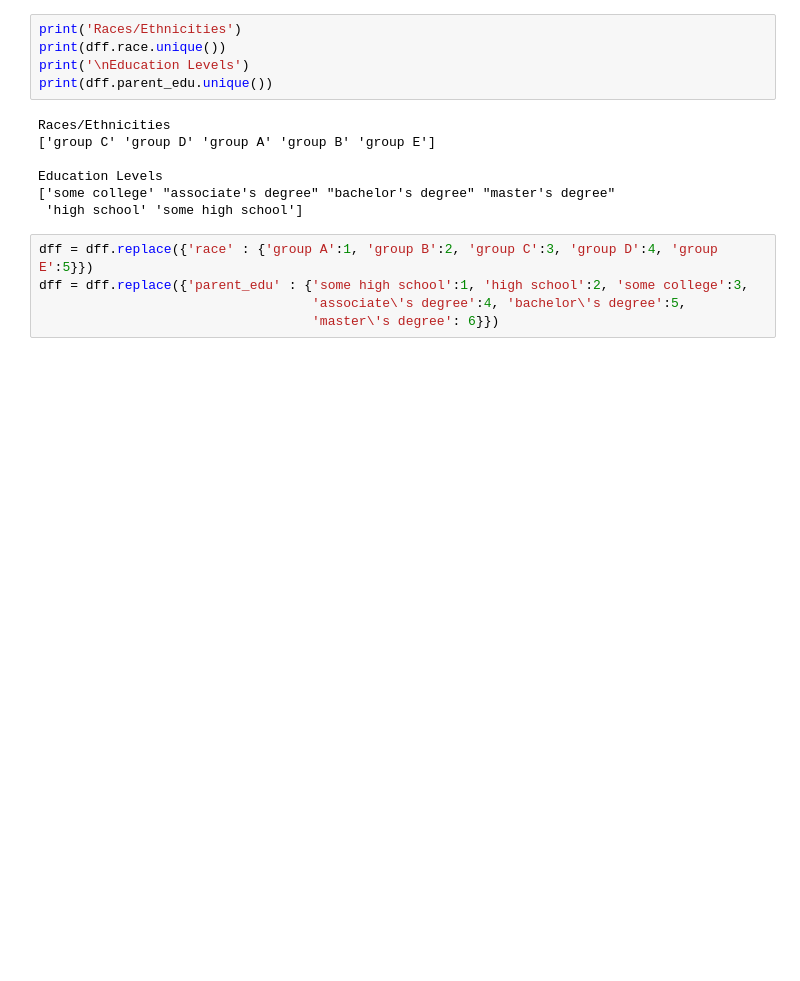
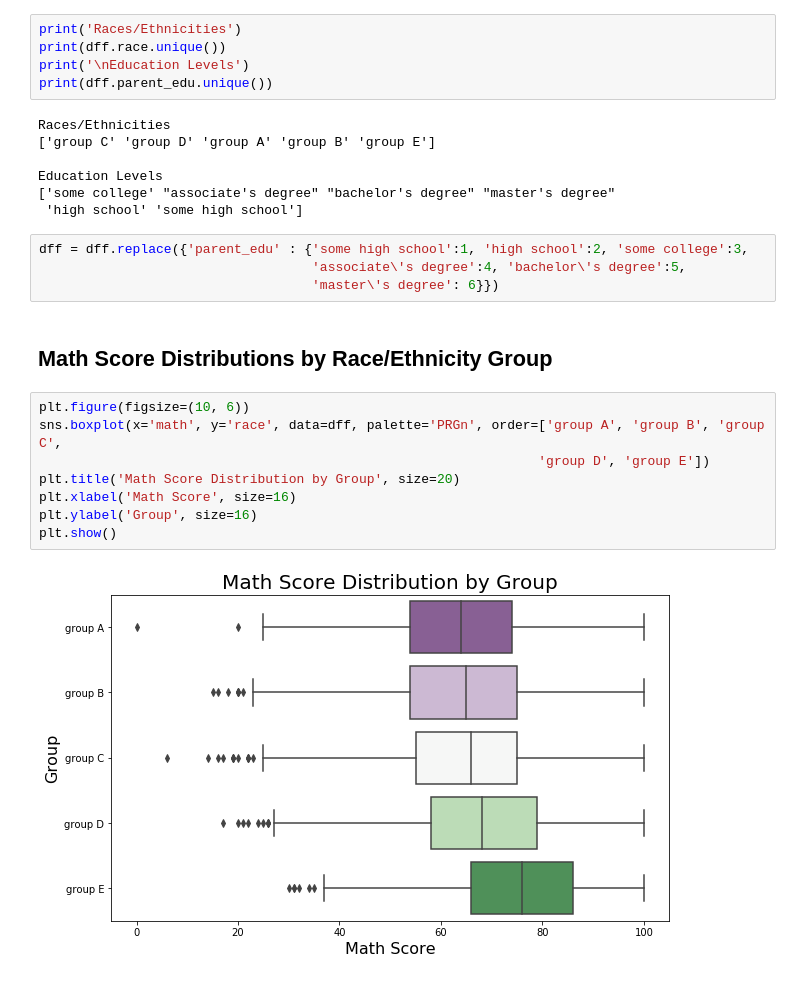
Before and after one commit to brandonsteed/test-data, a Jupyter notebook: testdata.ipynb, the cells around one changed output. Cells and saved outputs as stored; diff of their text form; blank space fills up the shorter version.

```diff
--- a/testdata.ipynb
+++ b/testdata.ipynb
@@ -41,7 +55,18 @@ Education Levels
 ['some college' "associate's degree" "bachelor's degree" "master's degree"
  'high school' 'some high school']
 # %%
-dff = dff.replace({'race' : {'group A':1, 'group B':2, 'group C':3, 'group D':4, 'group E':5}})
 dff = dff.replace({'parent_edu' : {'some high school':1, 'high school':2, 'some college':3,
                                    'associate\'s degree':4, 'bachelor\'s degree':5,
                                    'master\'s degree': 6}})
+# %% [markdown]
+## Math Score Distributions by Race/Ethnicity Group
+# %%
+plt.figure(figsize=(10, 6))
+sns.boxplot(x='math', y='race', data=dff, palette='PRGn', order=['group A', 'group B', 'group C',
+                                                                'group D', 'group E'])
+plt.title('Math Score Distribution by Group', size=20)
+plt.xlabel('Math Score', size=16)
+plt.ylabel('Group', size=16)
+plt.show()
+# %% [output]
+[figure, added]
```
Also changed, not shown: parts of 20 cells of this notebook.
